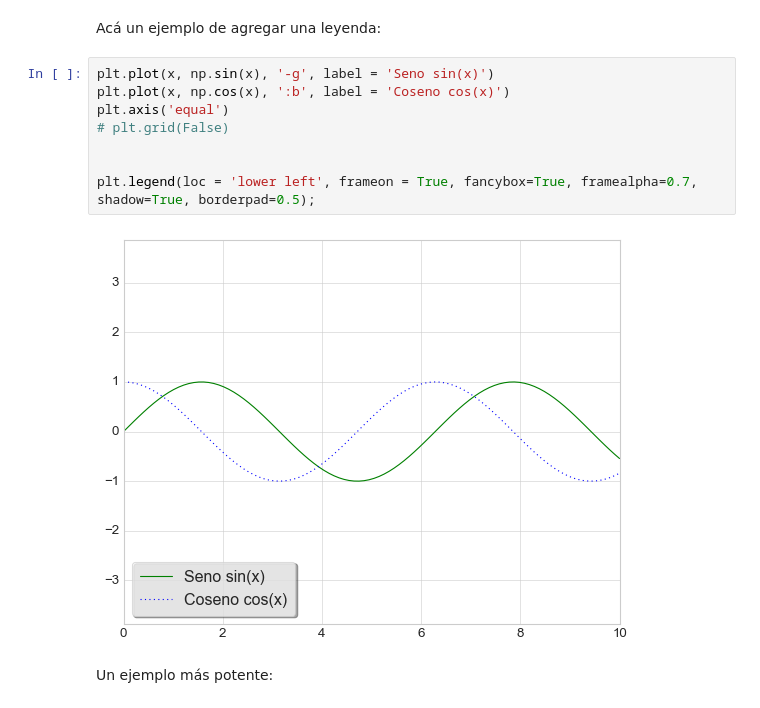
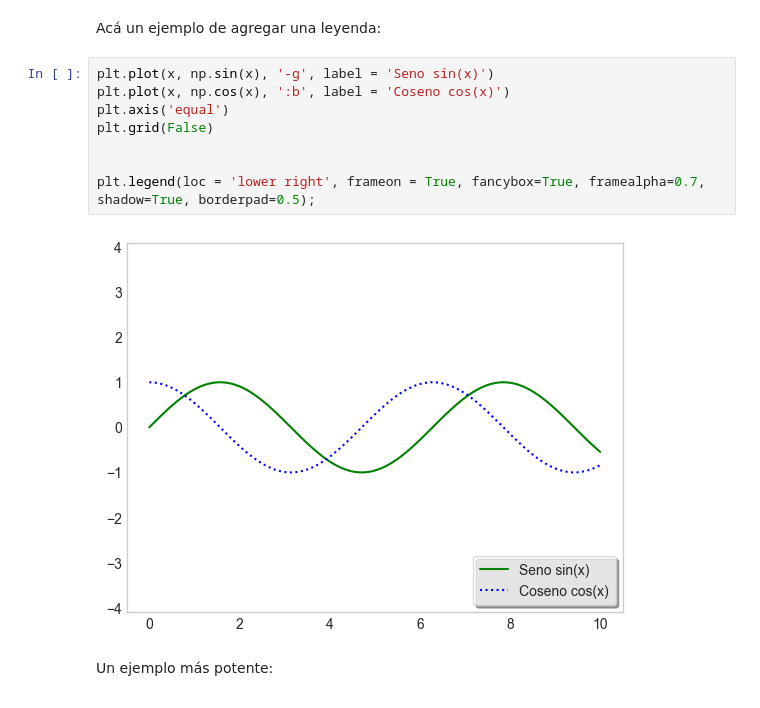
Before and after one commit to Mlcruz9/DS_TheBridgeBBK_SBIL2023, a Jupyter notebook: 2-Data_Analysis/4-Visualización/1-Matplotlib/Matplotlib.ipynb, the cells around one changed output. Saved outputs shown, nothing was run; the diff lists cells and outputs as text.

```diff
--- a/2-Data_Analysis/4-Visualización/1-Matplotlib/Matplotlib.ipynb
+++ b/2-Data_Analysis/4-Visualización/1-Matplotlib/Matplotlib.ipynb
@@ -196,13 +208,13 @@ Acá un ejemplo de agregar una leyenda:
 # %%
 plt.plot(x, np.sin(x), '-g', label = 'Seno sin(x)')
 plt.plot(x, np.cos(x), ':b', label = 'Coseno cos(x)')
 plt.axis('equal')
-# plt.grid(False)
+plt.grid(False)
 
 
-plt.legend(loc = 'lower left', frameon = True, fancybox=True, framealpha=0.7, shadow=True, borderpad=0.5);
+plt.legend(loc = 'lower right', frameon = True, fancybox=True, framealpha=0.7, shadow=True, borderpad=0.5);
 # %% [output]
-[figure, old version]
+[figure, new version]
 # %% [markdown]
 Un ejemplo más potente:
 # %%
```
Also changed, not shown: parts of 8 cells of this notebook, 16 other files.
